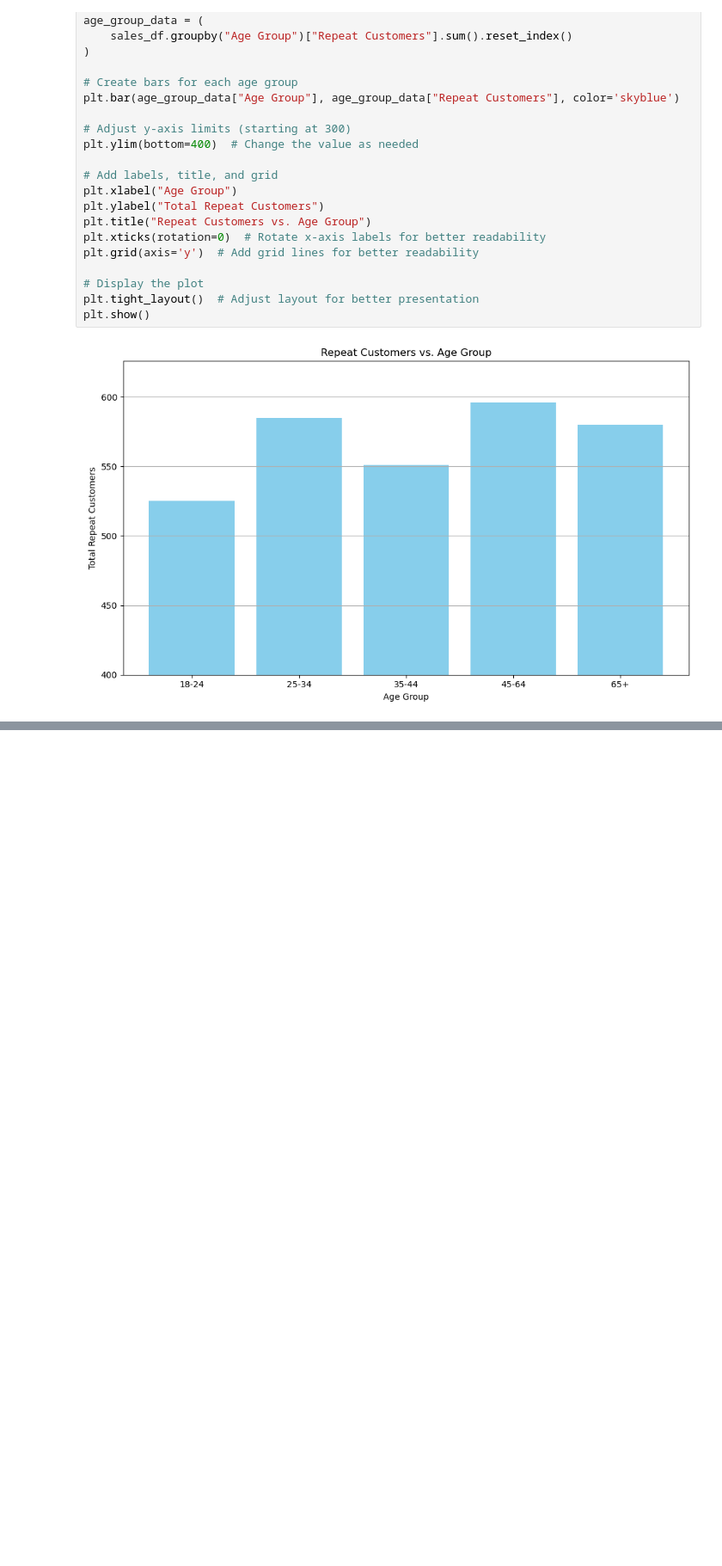
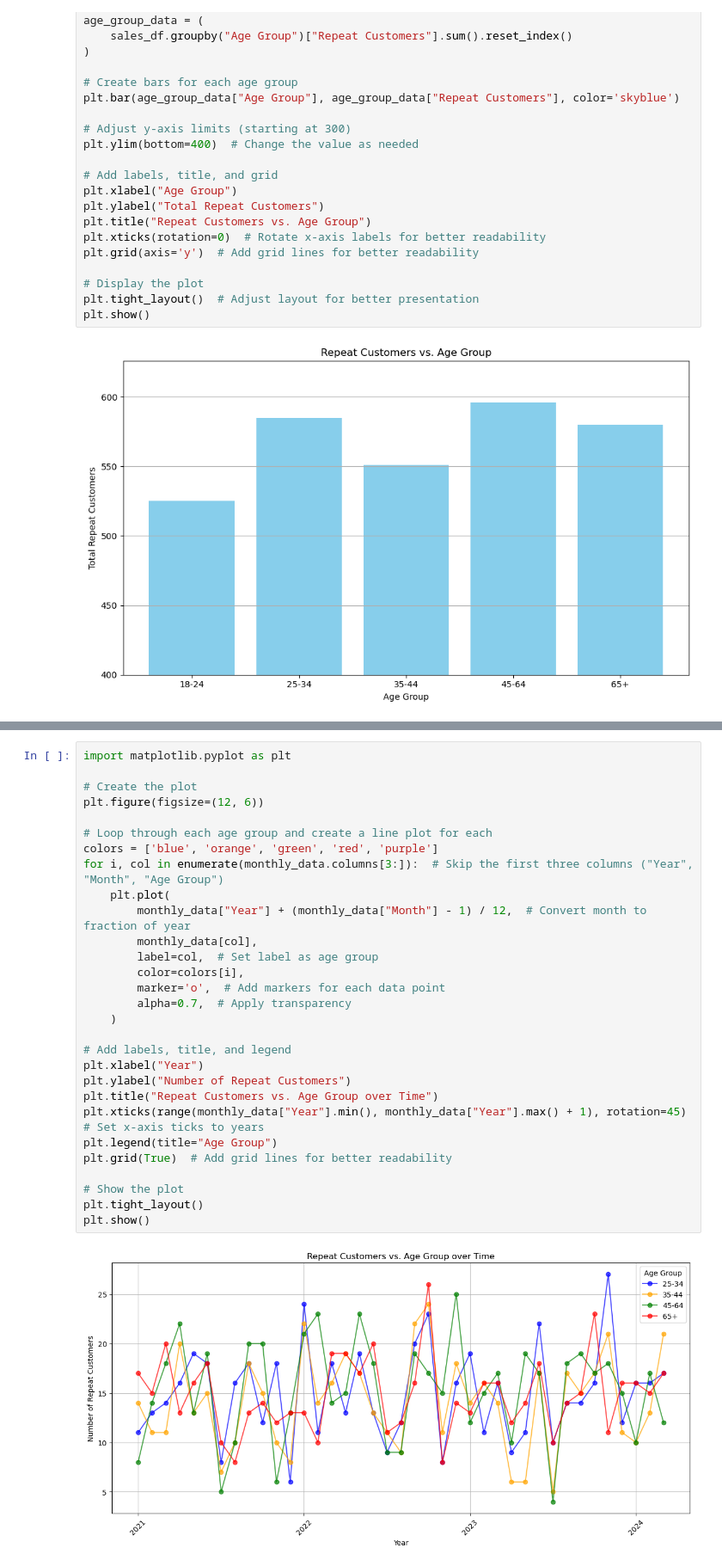
Before and after one commit to rafvrab/Diagnosing-the-Downturn-A-Multi-Channel-Sales-Analysis-, a Jupyter notebook: Notebook.ipynb, the cells around one changed output, grey strips where cells are left out. Shown at 86% size. Saved outputs shown, nothing was run; the diff lists cells and outputs as text; blank space fills up the shorter version.

```diff
--- a/Notebook.ipynb
+++ b/Notebook.ipynb
@@ -898,0 +1117,31 @@ plt.show()
+# %%
+import matplotlib.pyplot as plt
+
+# Create the plot
+plt.figure(figsize=(12, 6))
+
+# Loop through each age group and create a line plot for each
+colors = ['blue', 'orange', 'green', 'red', 'purple']
+for i, col in enumerate(monthly_data.columns[3:]):  # Skip the first three columns ("Year", "Month", "Age Group")
+    plt.plot(
+        monthly_data["Year"] + (monthly_data["Month"] - 1) / 12,  # Convert month to fraction of year
+        monthly_data[col],
+        label=col,  # Set label as age group
+        color=colors[i],
+        marker='o',  # Add markers for each data point
+        alpha=0.7,  # Apply transparency
+    )
+
+# Add labels, title, and legend
+plt.xlabel("Year")
+plt.ylabel("Number of Repeat Customers")
+plt.title("Repeat Customers vs. Age Group over Time")
+plt.xticks(range(monthly_data["Year"].min(), monthly_data["Year"].max() + 1), rotation=45)  # Set x-axis ticks to years
+plt.legend(title="Age Group")
+plt.grid(True)  # Add grid lines for better readability
+
+# Show the plot
+plt.tight_layout()
+plt.show()
+# %% [output]
+[figure, added]
```
Also changed, not shown: parts of 30 cells of this notebook.
